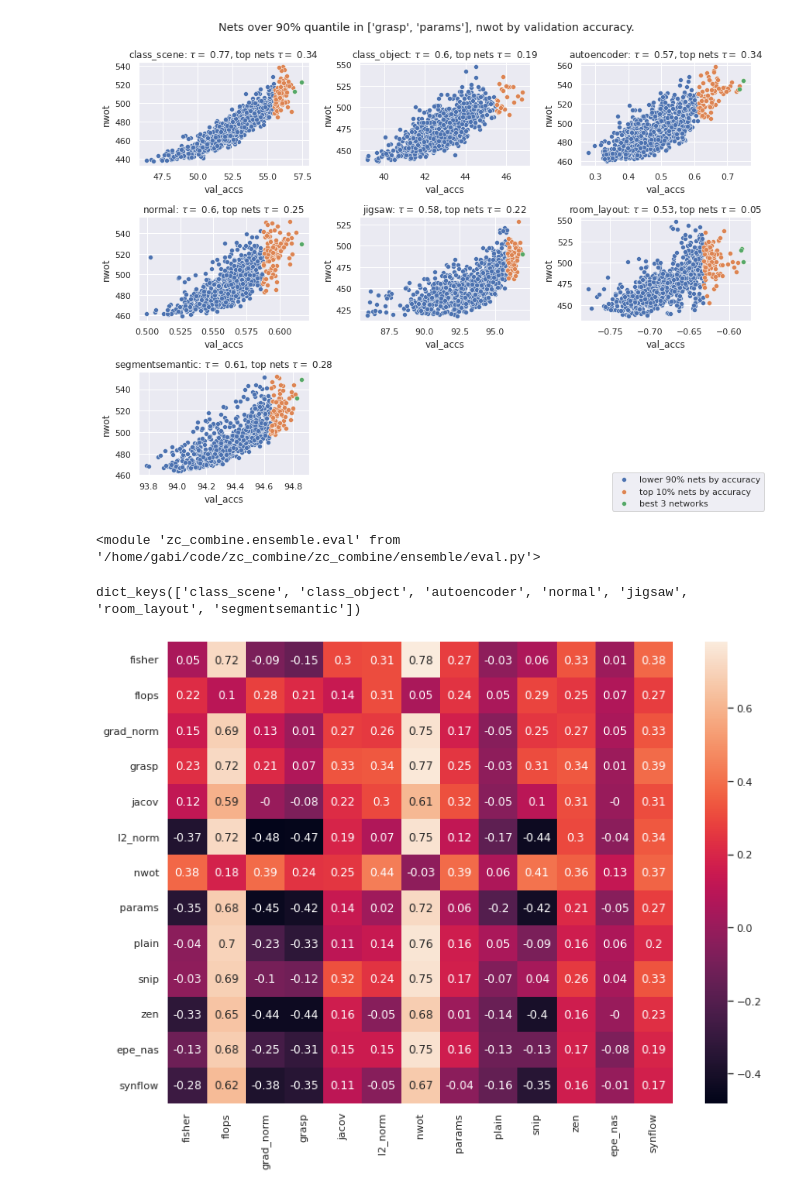
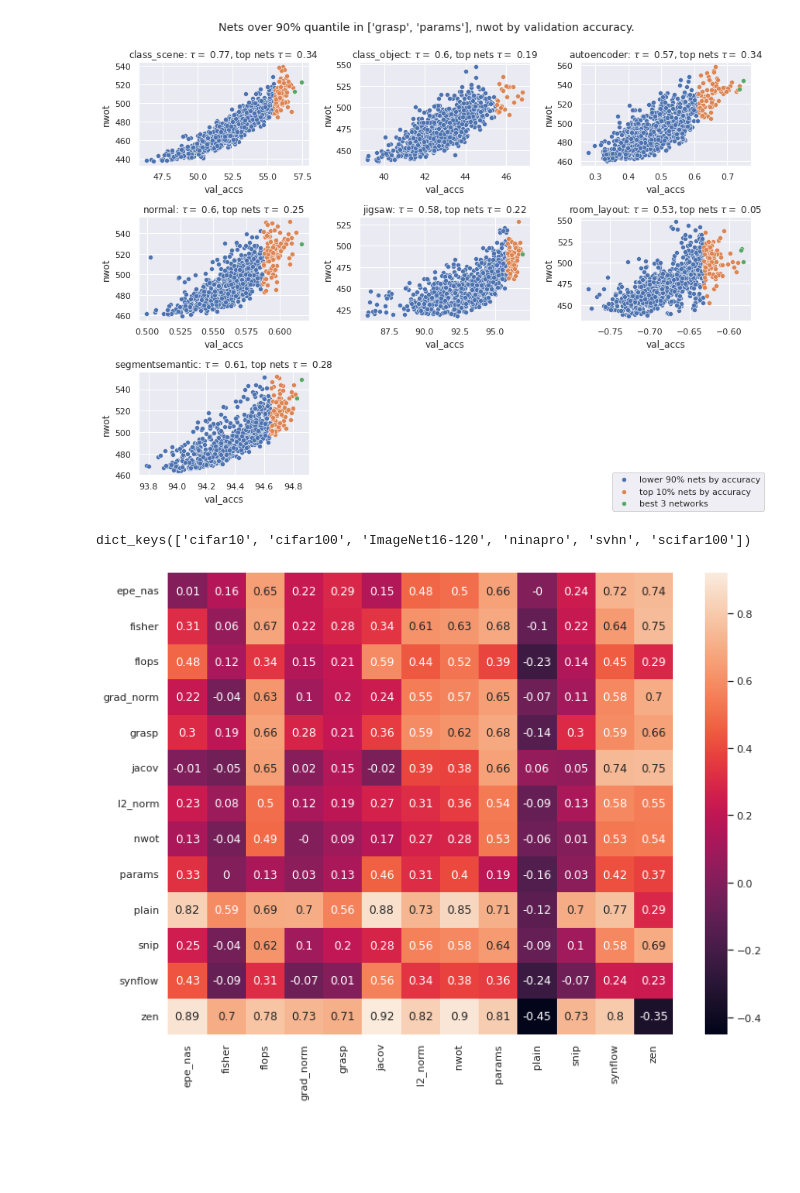
Before and after one commit to gabikadlecova/zc_combine, a Jupyter notebook: analyze_zc_results.ipynb, the cells around one changed output. Saved outputs shown, nothing was run; the diff lists cells and outputs as text; code cells hidden in the pictures; blank space fills up the shorter version.

```diff
--- a/analyze_zc_results.ipynb
+++ b/analyze_zc_results.ipynb
@@ -26,7 +44,7 @@ naslib_path = '../zero_cost/NASLib'
 # %% [markdown]
 # Transbench101 macro
 # %%
-what = 'zc_transbench101_macro'
+what = 'zc_nasbench201'
 
 zc_transbench101_macro = load_search_space(naslib_path, what)
 # %%
@@ -129,23 +149,19 @@ plot_filtered(dfs, ['grasp', 'params'], 'nwot', mode='u')
 plot_filtered(dfs, ['grasp', 'params'], 'nwot', mode='i', quantile=0.5)
 # %% [output]
 [figure]
-# %%
-importlib.reload(zc_combine.ensemble.eval)
-# %% [output]
-<module 'zc_combine.ensemble.eval' from '/home/gabi/code/zc_combine/zc_combine/ensemble/eval.py'>
 # %%
 from zc_combine.ensemble.eval import eval_combined_proxies
 
-proxies = [c for c in dfs['segmentsemantic'].columns if c not in ['net', 'val_accs']]
-inds, tau_scores = eval_combined_proxies(dfs, proxies)
+proxies = [c for c in dfs['cifar10'].columns if c not in ['net', 'val_accs']]
+inds, tau_scores = eval_combined_proxies(dfs, proxies, key='corr', zc_quantile=0.8)
 # %%
 tau_scores.keys()
 # %% [output]
-dict_keys(['class_scene', 'class_object', 'autoencoder', 'normal', 'jigsaw', 'room_layout', 'segmentsemantic'])
+dict_keys(['cifar10', 'cifar100', 'ImageNet16-120', 'ninapro', 'svhn', 'scifar100'])
 # %%
 plt.figure(figsize=(12,9))
 names = [inds[i] for i in range(len(inds))]
-sns.heatmap(tau_scores['class_scene'], annot=True, xticklabels=names, yticklabels=names)
+sns.heatmap(tau_scores['cifar10'], annot=True, xticklabels=names, yticklabels=names)
 plt.show()
 # %% [output]
-[figure, old version]
+[figure, new version]
```
Also changed, not shown: parts of 14 cells of this notebook, 2 other files.
